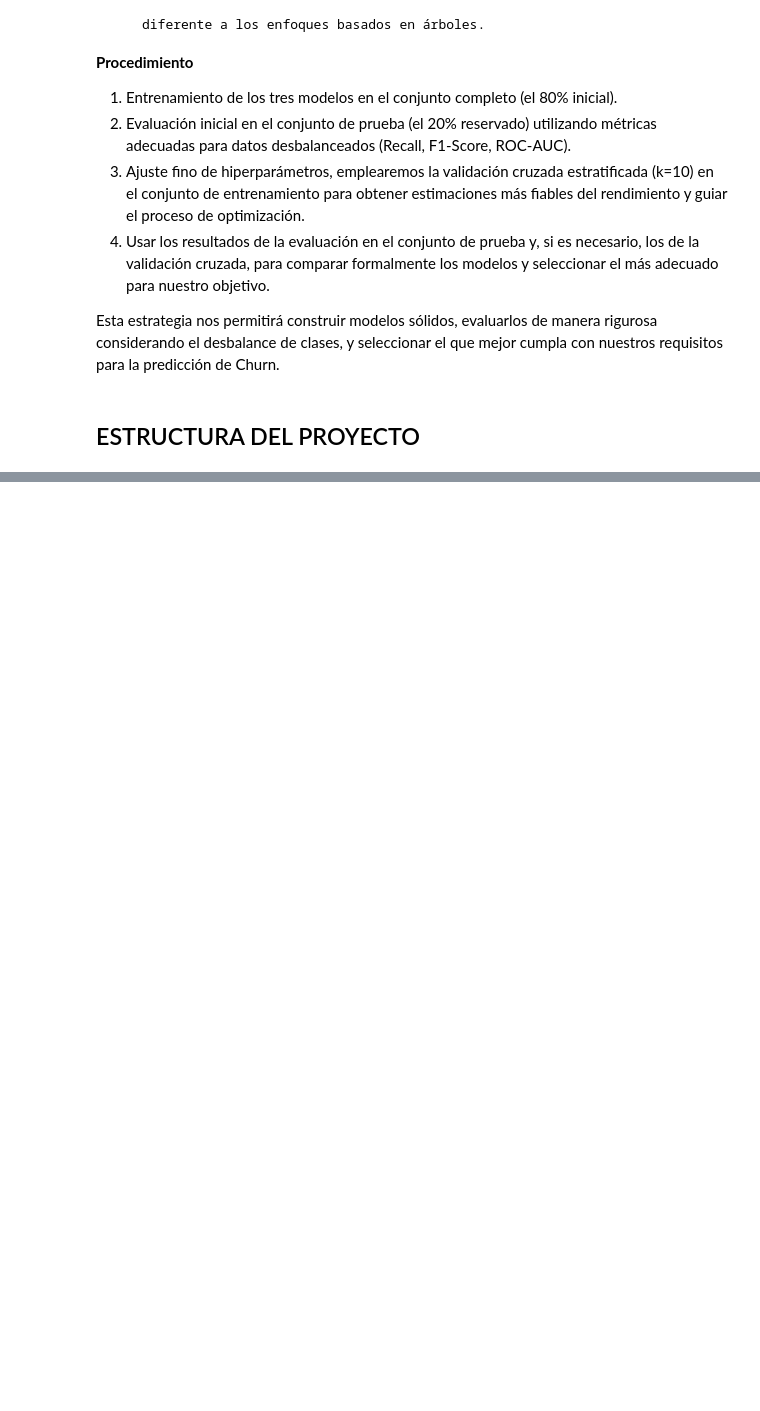
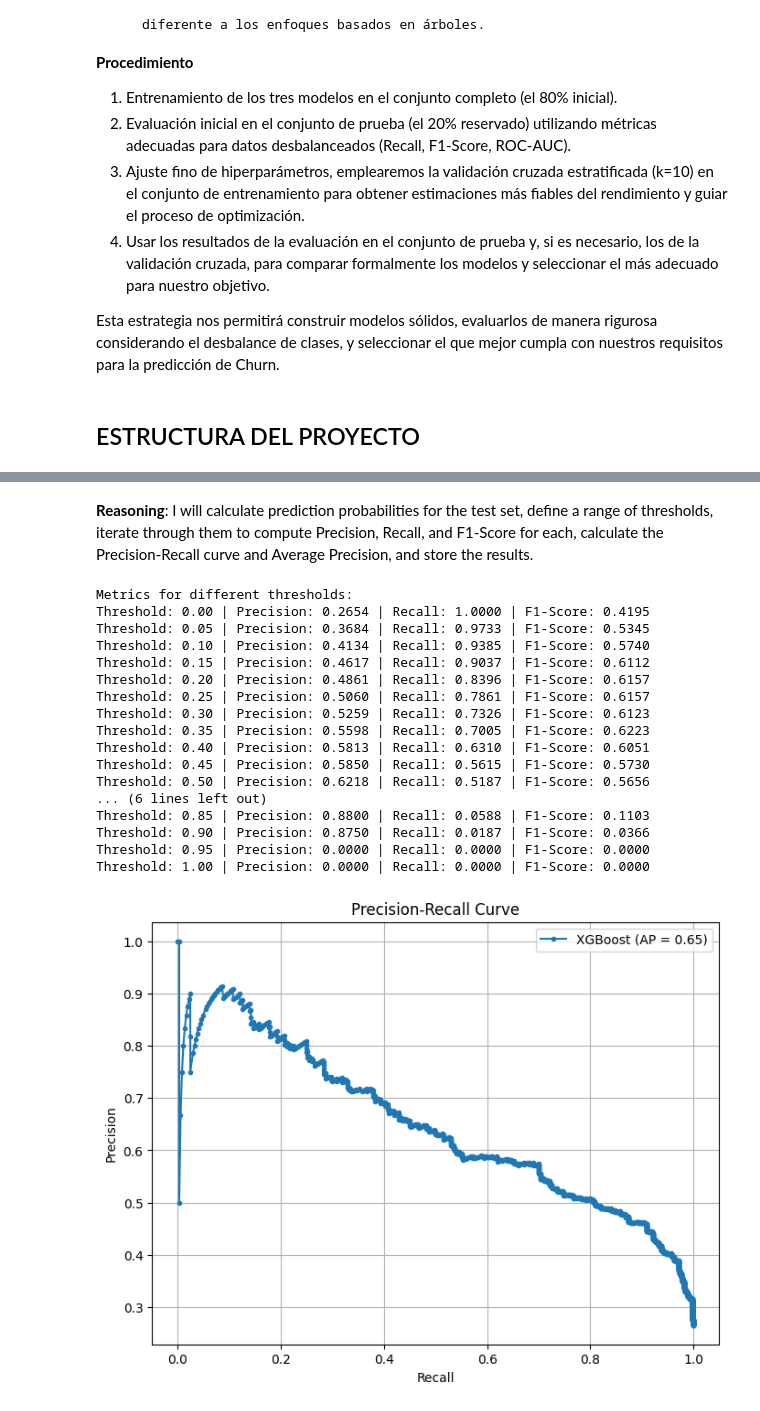
Before and after one commit to mauloredo/Challenge_Telecom_X2, a Jupyter notebook: x2.ipynb, the cells around one changed output, grey strips where cells are left out. Saved outputs shown, nothing was run; the diff lists cells and outputs as text; code cells hidden in the pictures; blank space fills up the shorter version.

```diff
--- a/x2.ipynb
+++ b/x2.ipynb
@@ -1641,0 +2079,72 @@ Objetivo: Identificar las variables clave que impactan en la cancelación de cli
+# %% [markdown]
+**Reasoning**:
+I will calculate prediction probabilities for the test set, define a range of thresholds, iterate through them to compute Precision, Recall, and F1-Score for each, calculate the Precision-Recall curve and Average Precision, and store the results.
+# %%
+from sklearn.metrics import precision_score, recall_score, f1_score, precision_recall_curve, average_precision_score
+import matplotlib.pyplot as plt
+import numpy as np
+
+# Calculate prediction probabilities for the positive class (Churn=True)
+y_pred_proba = final_xgb_model.predict_proba(X_test)[:, 1]
+
+# Define a range of thresholds to explore
+thresholds = np.arange(0, 1.01, 0.05)
+
+# Lists to store metrics for each threshold
+precision_list = []
+recall_list = []
+f1_list = []
+
+# Iterate through each threshold and calculate metrics
+for threshold in thresholds:
+    # Convert probabilities to binary predictions based on the current threshold
+    y_pred_threshold = (y_pred_proba >= threshold).astype(int)
+
+    # Calculate Precision, Recall, and F1-Score
+    precision = precision_score(y_test, y_pred_threshold, zero_division=0)
+    recall = recall_score(y_test, y_pred_threshold, zero_division=0)
+    f1 = f1_score(y_test, y_pred_threshold, zero_division=0)
+
+    # Store the metrics
+    precision_list.append(precision)
+    recall_list.append(recall)
+    f1_list.append(f1)
+
+# Calculate the Precision-Recall curve and Average Precision
+precision_curve, recall_curve, _ = precision_recall_curve(y_test, y_pred_proba)
+avg_precision = average_precision_score(y_test, y_pred_proba)
+
+# Print the metrics for each threshold
+print("Metrics for different thresholds:")
+for i, threshold in enumerate(thresholds):
+    print(f"Threshold: {threshold:.2f} | Precision: {precision_list[i]:.4f} | Recall: {recall_list[i]:.4f} | F1-Score: {f1_list[i]:.4f}")
+
+# Plot the Precision-Recall curve
+plt.figure(figsize=(8, 6))
+plt.plot(recall_curve, precision_curve, marker='.', label=f'XGBoost (AP = {avg_precision:.2f})')
+plt.xlabel('Recall')
+plt.ylabel('Precision')
+plt.title('Precision-Recall Curve')
+plt.legend()
+plt.grid(True)
+plt.savefig("precision_recall_curve.png")
+plt.show()
+# %% [output]
+Metrics for different thresholds:
+Threshold: 0.00 | Precision: 0.2654 | Recall: 1.0000 | F1-Score: 0.4195
+Threshold: 0.05 | Precision: 0.3684 | Recall: 0.9733 | F1-Score: 0.5345
+Threshold: 0.10 | Precision: 0.4134 | Recall: 0.9385 | F1-Score: 0.5740
+Threshold: 0.15 | Precision: 0.4617 | Recall: 0.9037 | F1-Score: 0.6112
+Threshold: 0.20 | Precision: 0.4861 | Recall: 0.8396 | F1-Score: 0.6157
+Threshold: 0.25 | Precision: 0.5060 | Recall: 0.7861 | F1-Score: 0.6157
+Threshold: 0.30 | Precision: 0.5259 | Recall: 0.7326 | F1-Score: 0.6123
+Threshold: 0.35 | Precision: 0.5598 | Recall: 0.7005 | F1-Score: 0.6223
+Threshold: 0.40 | Precision: 0.5813 | Recall: 0.6310 | F1-Score: 0.6051
+Threshold: 0.45 | Precision: 0.5850 | Recall: 0.5615 | F1-Score: 0.5730
+Threshold: 0.50 | Precision: 0.6218 | Recall: 0.5187 | F1-Score: 0.5656
+... (6 lines left out)
+Threshold: 0.85 | Precision: 0.8800 | Recall: 0.0588 | F1-Score: 0.1103
+Threshold: 0.90 | Precision: 0.8750 | Recall: 0.0187 | F1-Score: 0.0366
+Threshold: 0.95 | Precision: 0.0000 | Recall: 0.0000 | F1-Score: 0.0000
+Threshold: 1.00 | Precision: 0.0000 | Recall: 0.0000 | F1-Score: 0.0000
+[figure, added]
```
Also changed, not shown: parts of 51 cells of this notebook.
